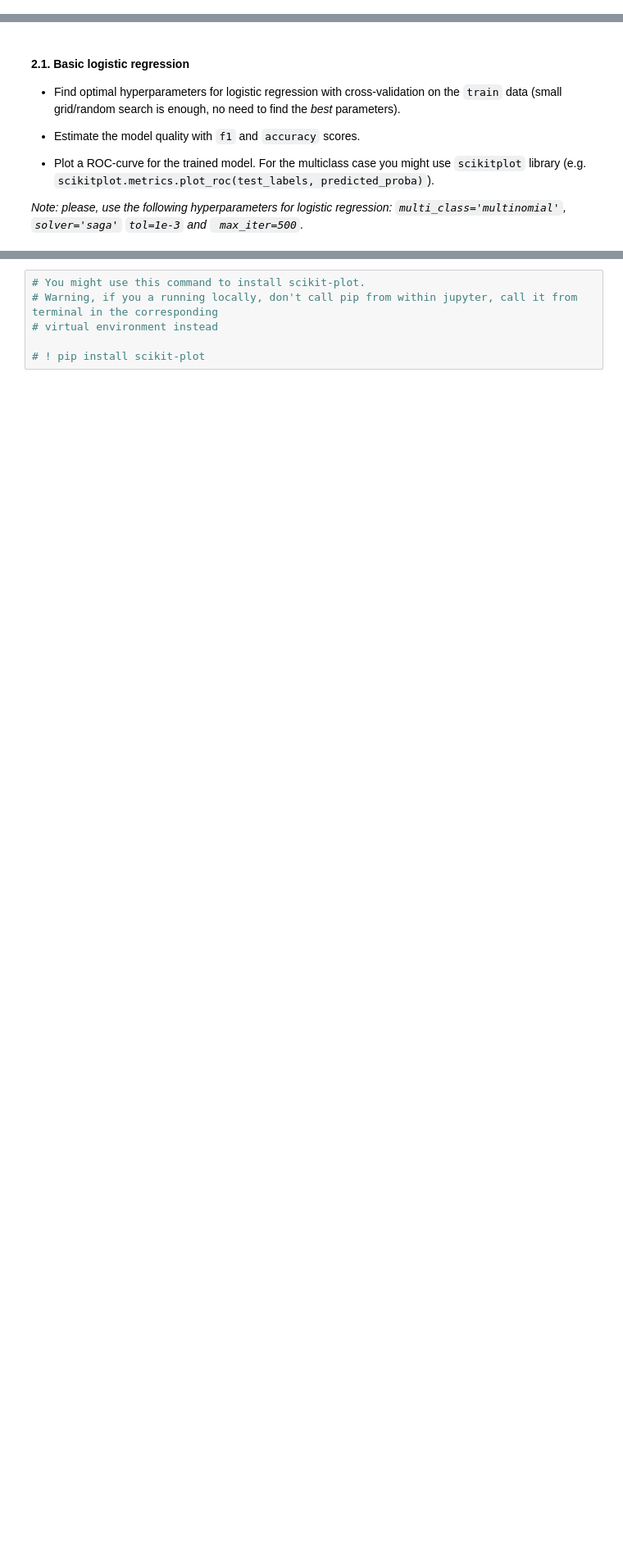
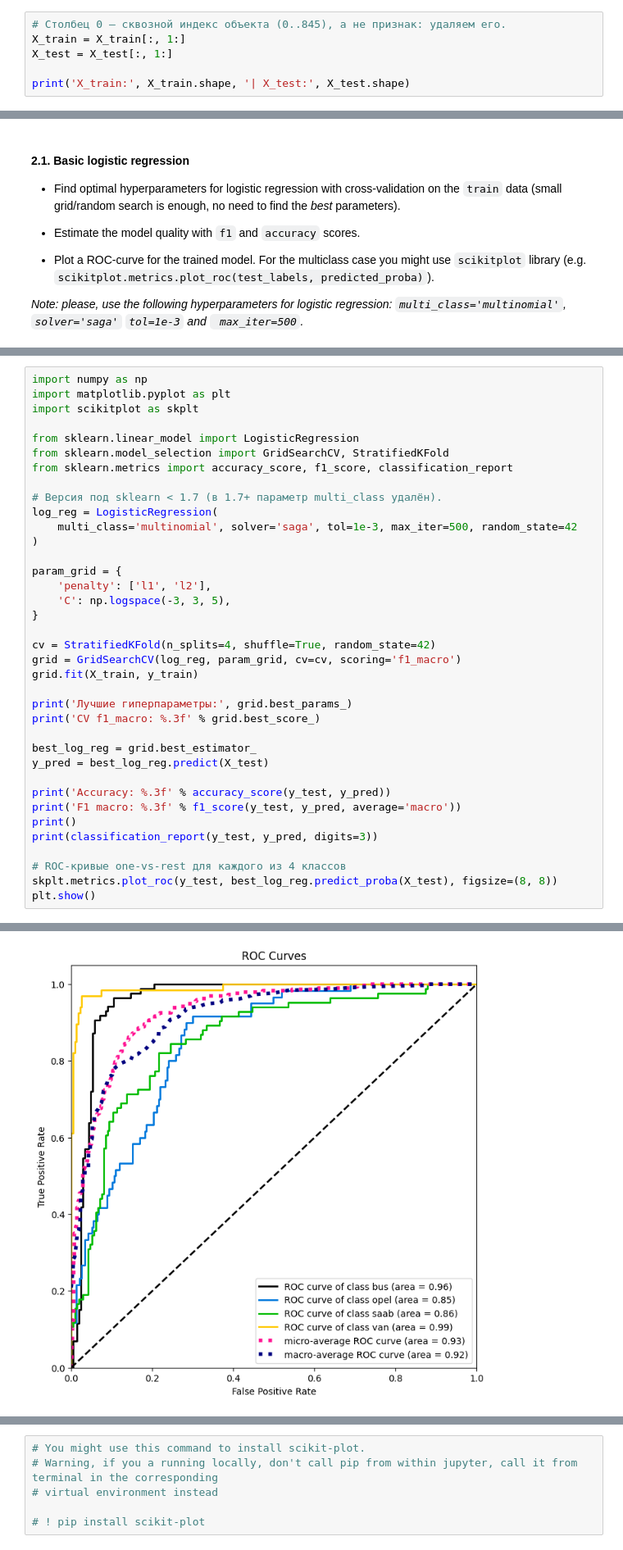
Before and after one commit to izvezdakov/ML, a Jupyter notebook: lab01/lab01_part2_ml_pipeline.ipynb, the cells around one changed output, grey strips where cells are left out. Shown at 82% size. Saved outputs shown, nothing was run; the diff lists cells and outputs as text; blank space fills up the shorter version.

```diff
--- a/lab01/lab01_part2_ml_pipeline.ipynb
+++ b/lab01/lab01_part2_ml_pipeline.ipynb
@@ -102,0 +101,6 @@ Here you are supposed to perform the desired transformations. Please, explain yo
+# %%
+# Столбец 0 — сквозной индекс объекта (0..845), а не признак: удаляем его.
+X_train = X_train[:, 1:]
+X_test = X_test[:, 1:]
+
+print('X_train:', X_train.shape, '| X_test:', X_test.shape)
@@ -112,0 +125,38 @@ Here you are supposed to perform the desired transformations. Please, explain yo
+# %%
+import numpy as np
+import matplotlib.pyplot as plt
+import scikitplot as skplt
+
+from sklearn.linear_model import LogisticRegression
+from sklearn.model_selection import GridSearchCV, StratifiedKFold
+from sklearn.metrics import accuracy_score, f1_score, classification_report
+
+# Версия под sklearn < 1.7 (в 1.7+ параметр multi_class удалён).
+log_reg = LogisticRegression(
+    multi_class='multinomial', solver='saga', tol=1e-3, max_iter=500, random_state=42
+)
+
+param_grid = {
+    'penalty': ['l1', 'l2'],
+    'C': np.logspace(-3, 3, 5),
+}
+
+cv = StratifiedKFold(n_splits=4, shuffle=True, random_state=42)
+grid = GridSearchCV(log_reg, param_grid, cv=cv, scoring='f1_macro')
+grid.fit(X_train, y_train)
+
+print('Лучшие гиперпараметры:', grid.best_params_)
+print('CV f1_macro: %.3f' % grid.best_score_)
+
+best_log_reg = grid.best_estimator_
+y_pred = best_log_reg.predict(X_test)
+
+print('Accuracy: %.3f' % accuracy_score(y_test, y_pred))
+print('F1 macro: %.3f' % f1_score(y_test, y_pred, average='macro'))
+print()
+print(classification_report(y_test, y_pred, digits=3))
+
+# ROC-кривые one-vs-rest для каждого из 4 классов
+skplt.metrics.plot_roc(y_test, best_log_reg.predict_proba(X_test), figsize=(8, 8))
+plt.show()
+# %% [output]
@@ -112,0 +178 @@ Here you are supposed to perform the desired transformations. Please, explain yo
+[figure, added]
```
Also changed, not shown: parts of 15 cells of this notebook.
